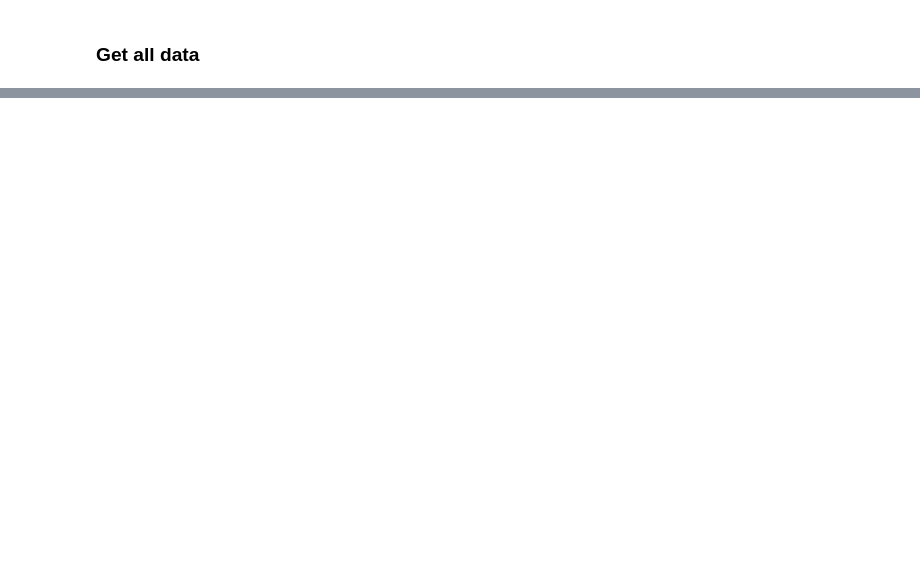
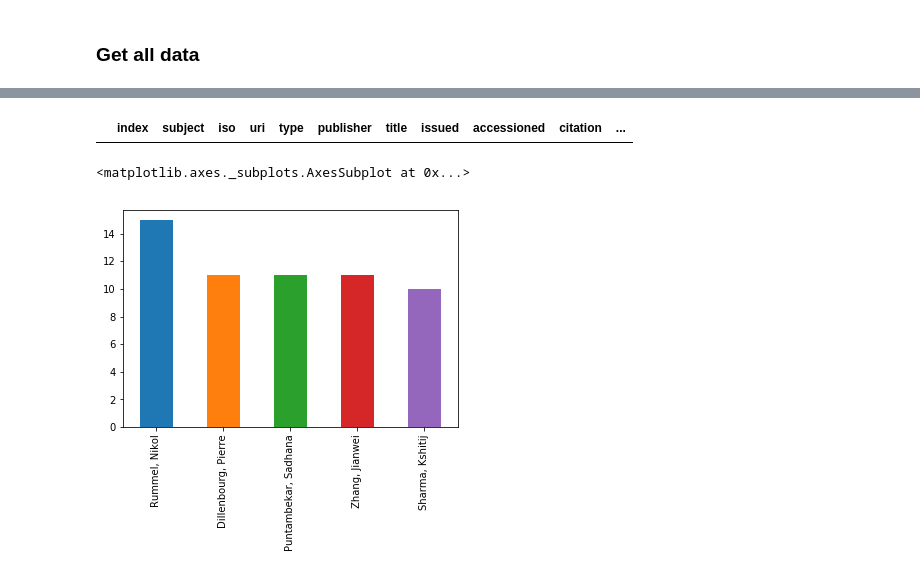
Before and after one commit to nourabassi/semester-project, a Jupyter notebook: extraction.ipynb, the cells around one changed output, grey strips where cells are left out. Saved outputs shown, nothing was run; the diff lists cells and outputs as text; code cells hidden in the pictures; blank space fills up the shorter version.

```diff
--- a/extraction.ipynb
+++ b/extraction.ipynb
@@ -169,0 +175,14 @@ df_data.loc['320','citation']
+# %%
+cleaning = df_data.reset_index().melt(id_vars=['index','subject', 'iso', 'uri','type','publisher','title', 'issued', 'accessioned', 'citation', 'available', 'abstract'])
+# %%
+cleaning.dropna(inplace=True)
+cleaning = cleaning[cleaning.value.map(lambda x: len(x) > 2)]
+# %%
+cleaning['author_name_length'] = cleaning.value.map(lambda x: len(x))
+# %%
+cleaning[cleaning.author_name_length < 5]
+# %% [output]
+|  | index | subject | iso | uri | type | publisher | title | issued | accessioned | citation | ... |
+# %%
+import re
+cleaning['author_order'] =cleaning.variable.map(lambda x: 0 if len(re.search('\d*$', x).group(0)) == 0 else int(re.search('\d*$', x).group(0)))
@@ -169,0 +191,5 @@ df_data.loc['320','citation']
+# %%
+cleaning.value.value_counts().head().plot(kind='bar')
+# %% [output]
+<matplotlib.axes._subplots.AxesSubplot at 0x...>
+[figure, added]
```
Also changed, not shown: parts of 55 cells of this notebook, 9 other files.
